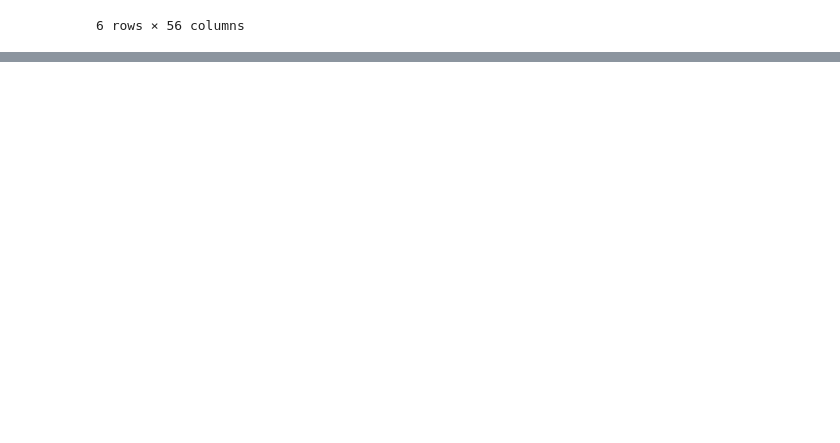
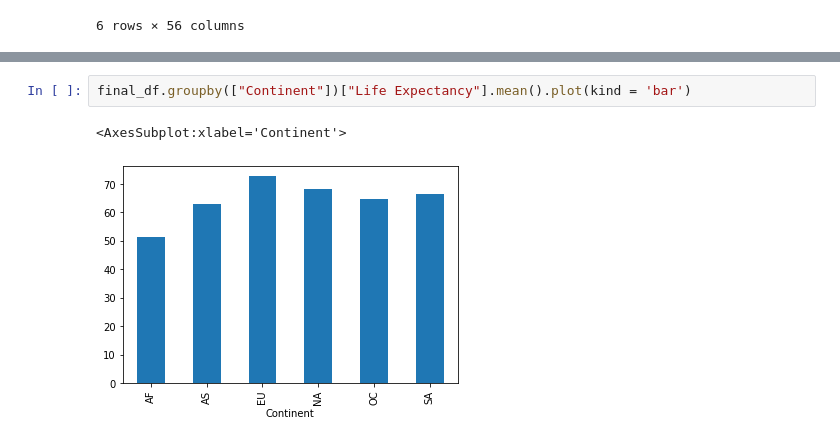
Before and after one commit to saiyidmkazmi/Project1-LifeExpectancy-, a Jupyter notebook: main.ipynb, the cells around one changed output, grey strips where cells are left out. Saved outputs shown, nothing was run; the diff lists cells and outputs as text; blank space fills up the shorter version.

```diff
--- a/main.ipynb
+++ b/main.ipynb
@@ -282,0 +293,5 @@ final_df.groupby(["Continent"]).describe()
+# %%
+final_df.groupby(["Continent"])["Life Expectancy"].mean().plot(kind = 'bar')
+# %% [output]
+<AxesSubplot:xlabel='Continent'>
+[figure, added]
```
Also changed, not shown: parts of 5 cells of this notebook.
